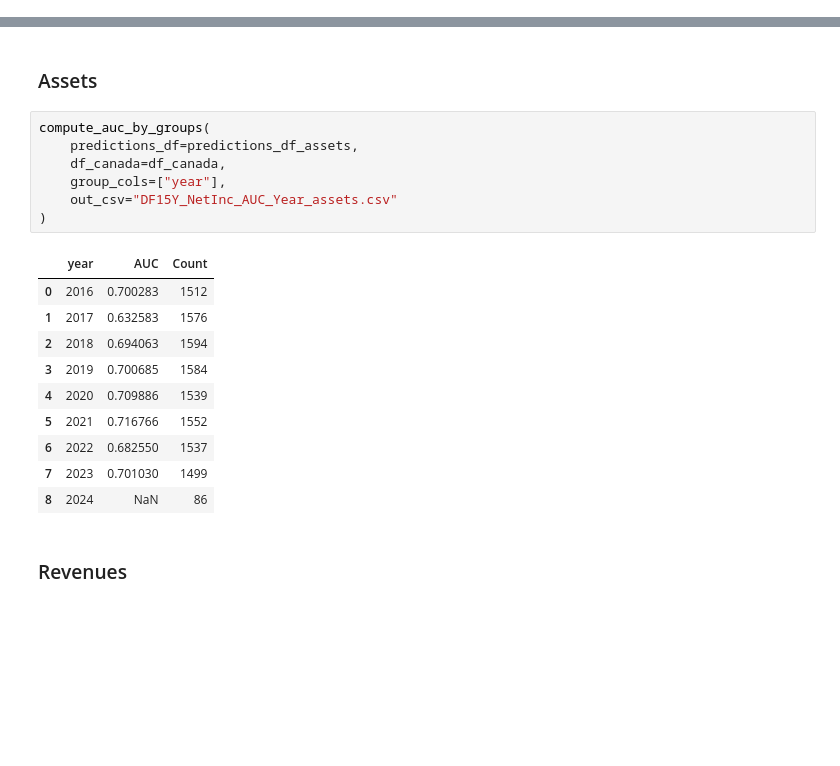
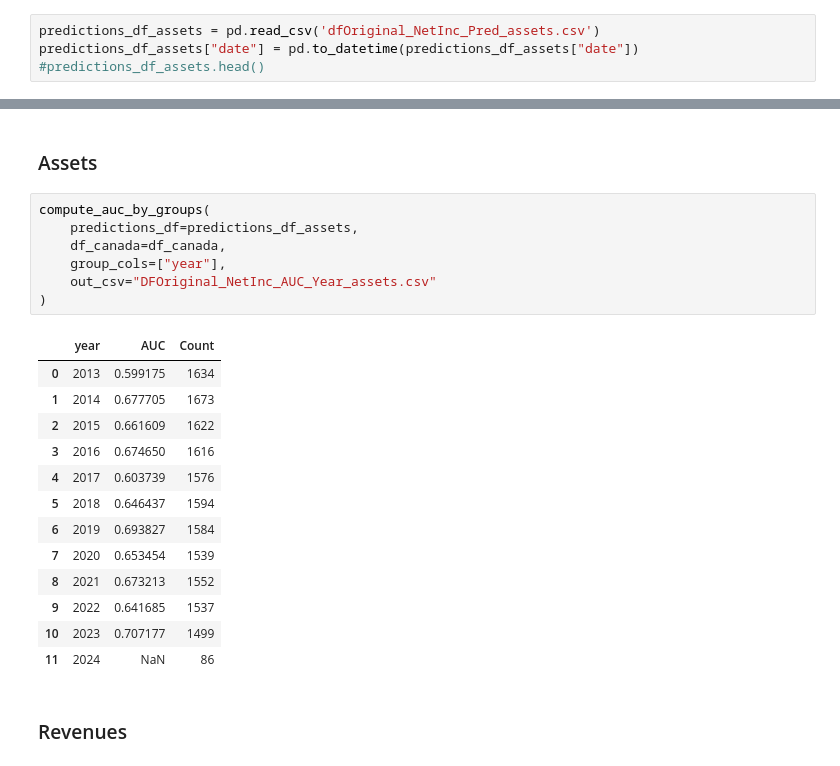
Before and after one commit to DominicPrenovost/AutoML-Practice, a Jupyter notebook: Target Net Income.ipynb, the cells around one changed output, grey strips where cells are left out. Cells and saved outputs as stored; diff of their text form; blank space fills up the shorter version.

```diff
--- a/Target Net Income.ipynb
+++ b/Target Net Income.ipynb
@@ -526,0 +530,4 @@ AutoML best model: Ensemble
+# %%
+predictions_df_assets = pd.read_csv('dfOriginal_NetInc_Pred_assets.csv')
+predictions_df_assets["date"] = pd.to_datetime(predictions_df_assets["date"])
+#predictions_df_assets.head()
@@ -630,21 +649,24 @@ compute_auc_by_groups(
 # %%
 compute_auc_by_groups(
     predictions_df=predictions_df_assets,
     df_canada=df_canada,
     group_cols=["year"],
-    out_csv="DF15Y_NetInc_AUC_Year_assets.csv"
+    out_csv="DFOriginal_NetInc_AUC_Year_assets.csv"
 )
 # %% [output]
 |  | year | AUC | Count |
-| 0 | 2016 | 0.700283 | 1512 |
-| 1 | 2017 | 0.632583 | 1576 |
-| 2 | 2018 | 0.694063 | 1594 |
-| 3 | 2019 | 0.700685 | 1584 |
-| 4 | 2020 | 0.709886 | 1539 |
-| 5 | 2021 | 0.716766 | 1552 |
-| 6 | 2022 | 0.682550 | 1537 |
-| 7 | 2023 | 0.701030 | 1499 |
-| 8 | 2024 | NaN | 86 |
+| 0 | 2013 | 0.599175 | 1634 |
+| 1 | 2014 | 0.677705 | 1673 |
+| 2 | 2015 | 0.661609 | 1622 |
+| 3 | 2016 | 0.674650 | 1616 |
+| 4 | 2017 | 0.603739 | 1576 |
+| 5 | 2018 | 0.646437 | 1594 |
+| 6 | 2019 | 0.693827 | 1584 |
+| 7 | 2020 | 0.653454 | 1539 |
+| 8 | 2021 | 0.673213 | 1552 |
+| 9 | 2022 | 0.641685 | 1537 |
+| 10 | 2023 | 0.707177 | 1499 |
+| 11 | 2024 | NaN | 86 |
 # %% [markdown]
 ### Revenues
 # %%
```
Also changed, not shown: parts of 41 cells of this notebook.
